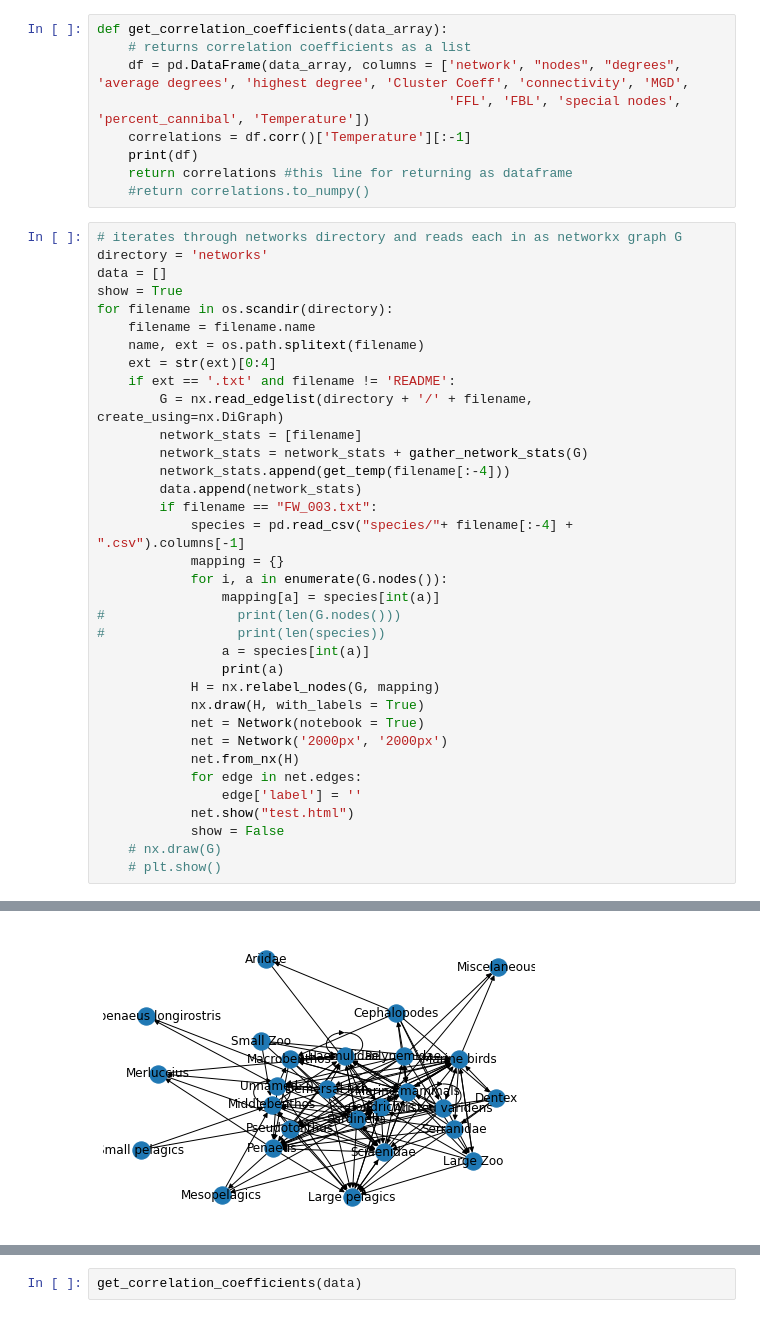
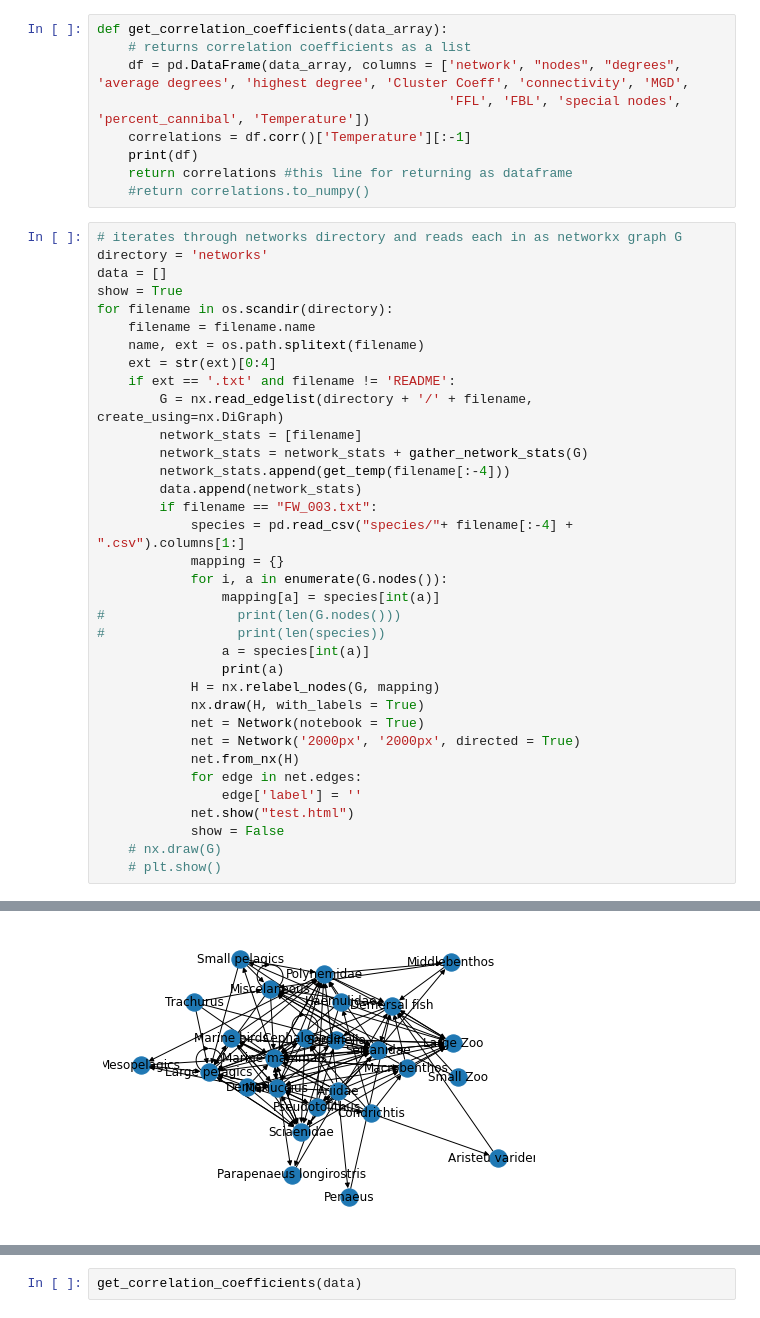
Before and after one commit to osmith-CU/3352-final-project, a Jupyter notebook: Final_Project_1.1.ipynb, the cells around one changed output, grey strips where cells are left out. Saved outputs shown, nothing was run; the diff lists cells and outputs as text.

Commit message:
fixed graph

```diff
--- a/Final_Project_1.1.ipynb
+++ b/Final_Project_1.1.ipynb
@@ -150,7 +150,7 @@ for filename in os.scandir(directory):
         network_stats.append(get_temp(filename[:-4]))
         data.append(network_stats)
         if filename == "FW_003.txt":
-            species = pd.read_csv("species/"+ filename[:-4] + ".csv").columns[-1]
+            species = pd.read_csv("species/"+ filename[:-4] + ".csv").columns[1:]
             mapping = {}
             for i, a in enumerate(G.nodes()):
                 mapping[a] = species[int(a)]
@@ -161,7 +161,7 @@ for filename in os.scandir(directory):
             H = nx.relabel_nodes(G, mapping)
             nx.draw(H, with_labels = True)
             net = Network(notebook = True)
-            net = Network('2000px', '2000px')
+            net = Network('2000px', '2000px', directed = True)
             net.from_nx(H)
             for edge in net.edges:
                 edge['label'] = ''
@@ -190 +190 @@ Sciaenidae
-[figure, old version]
+[figure, new version]
```
Also changed, not shown: parts of 3 cells of this notebook, 1 other file.
